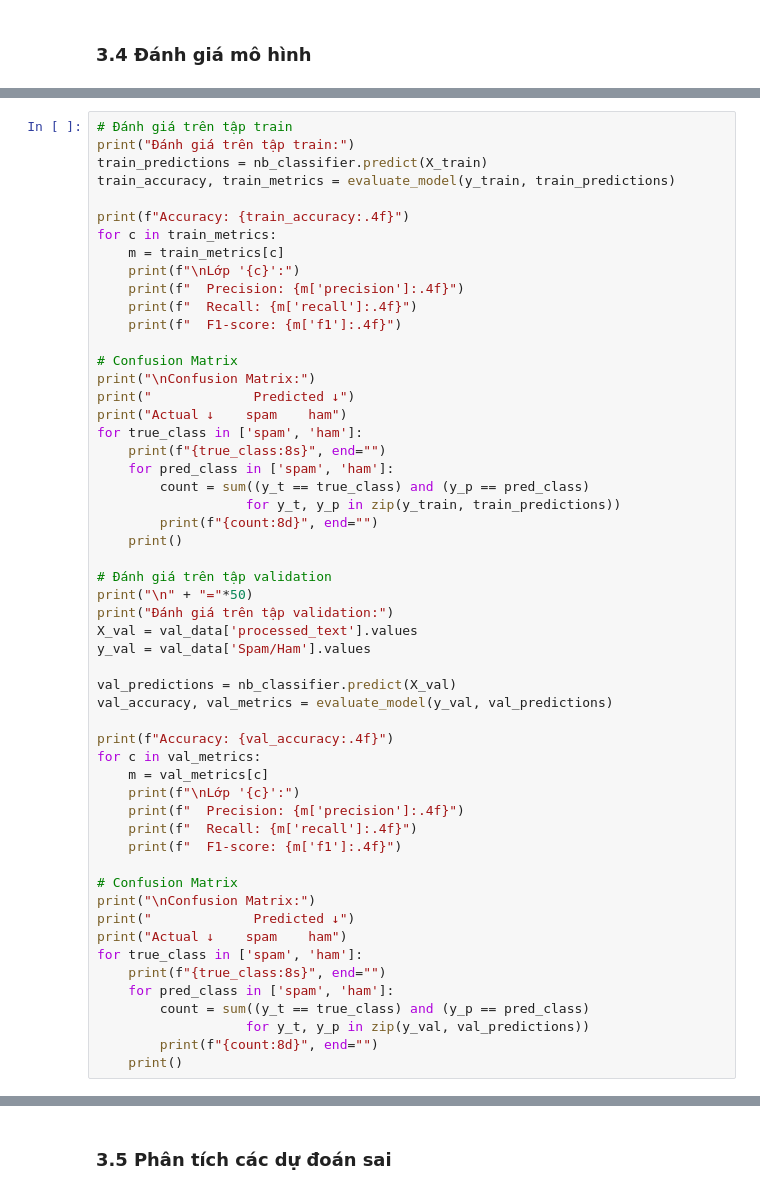
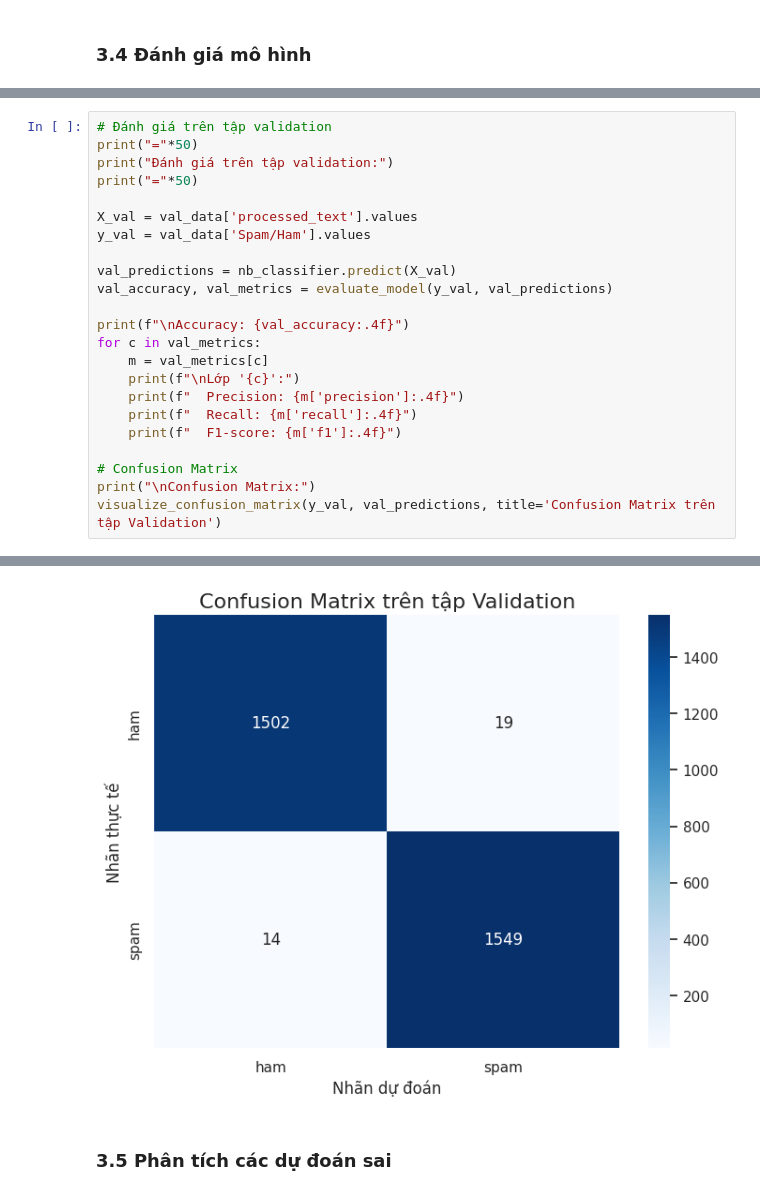
Before and after one commit to khoaoe/HCMUS-MathAI-Lab3-SpamHamClassification, a Jupyter notebook: code/naive_bayes.ipynb, the cells around one changed output, grey strips where cells are left out. Cells and saved outputs as stored; diff of their text form.

```diff
--- a/code/naive_bayes.ipynb
+++ b/code/naive_bayes.ipynb
@@ -448,39 +562,16 @@ def evaluate_model(y_true, y_pred):
 # %%
-# Đánh giá trên tập train
-print("Đánh giá trên tập train:")
-train_predictions = nb_classifier.predict(X_train)
-train_accuracy, train_metrics = evaluate_model(y_train, train_predictions)
+# Đánh giá trên tập validation
+print("="*50)
+print("Đánh giá trên tập validation:")
+print("="*50)
 
-print(f"Accuracy: {train_accuracy:.4f}")
-for c in train_metrics:
-    m = train_metrics[c]
-    print(f"\nLớp '{c}':")
-    print(f"  Precision: {m['precision']:.4f}")
-    print(f"  Recall: {m['recall']:.4f}")
-    print(f"  F1-score: {m['f1']:.4f}")
-
-# Confusion Matrix
-print("\nConfusion Matrix:")
-print("             Predicted ↓")
-print("Actual ↓    spam    ham")
-for true_class in ['spam', 'ham']:
-    print(f"{true_class:8s}", end="")
-    for pred_class in ['spam', 'ham']:
-        count = sum((y_t == true_class) and (y_p == pred_class)
-                   for y_t, y_p in zip(y_train, train_predictions))
-        print(f"{count:8d}", end="")
-    print()
-
-# Đánh giá trên tập validation
-print("\n" + "="*50)
-print("Đánh giá trên tập validation:")
 X_val = val_data['processed_text'].values
 y_val = val_data['Spam/Ham'].values
 
 val_predictions = nb_classifier.predict(X_val)
 val_accuracy, val_metrics = evaluate_model(y_val, val_predictions)
 
-print(f"Accuracy: {val_accuracy:.4f}")
+print(f"\nAccuracy: {val_accuracy:.4f}")
 for c in val_metrics:
     m = val_metrics[c]
     print(f"\nLớp '{c}':")
@@ -490,13 +581,5 @@ for c in val_metrics:
 
 # Confusion Matrix
 print("\nConfusion Matrix:")
-print("             Predicted ↓")
-print("Actual ↓    spam    ham")
-for true_class in ['spam', 'ham']:
-    print(f"{true_class:8s}", end="")
-    for pred_class in ['spam', 'ham']:
-        count = sum((y_t == true_class) and (y_p == pred_class)
-                   for y_t, y_p in zip(y_val, val_predictions))
-        print(f"{count:8d}", end="")
-    print()
+visualize_confusion_matrix(y_val, val_predictions, title='Confusion Matrix trên tập Validation')
 # %% [output]
@@ -520,3 +603,4 @@ ham           20    1501
+[figure, added]
 # %% [markdown]
 ### 3.5 Phân tích các dự đoán sai
 # %%
```
Also changed, not shown: parts of 14 cells of this notebook.
